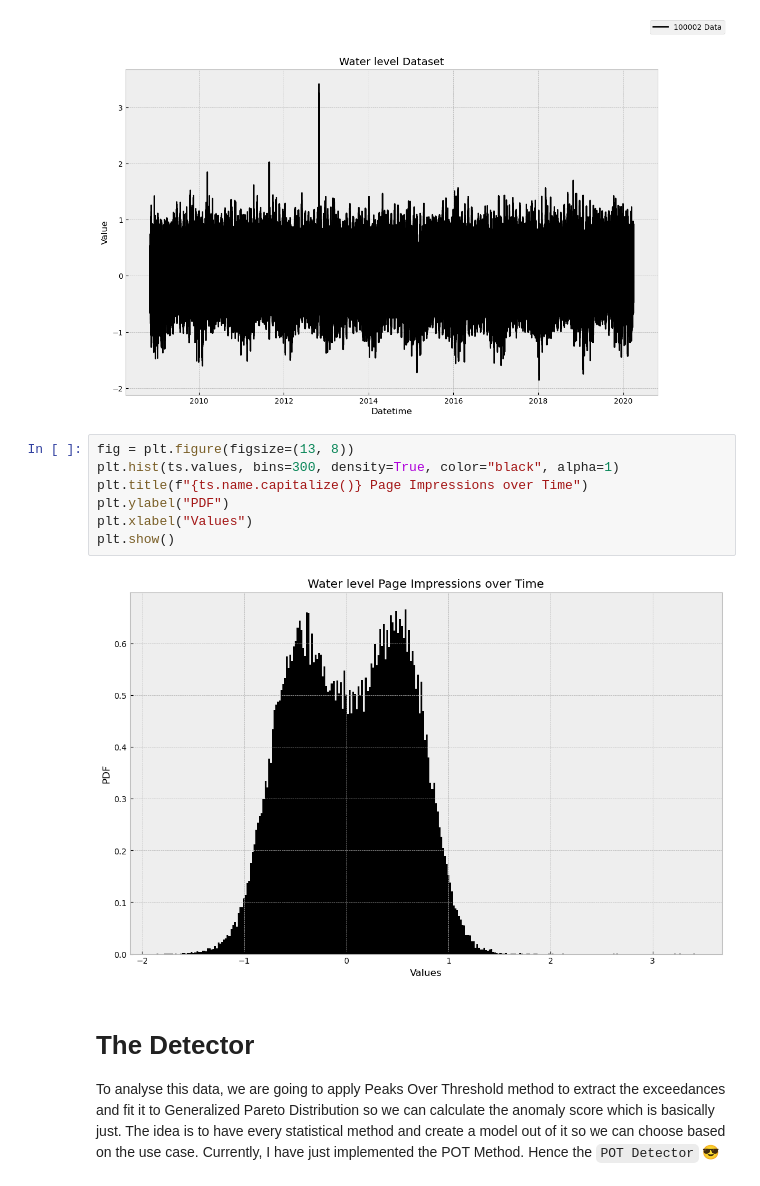
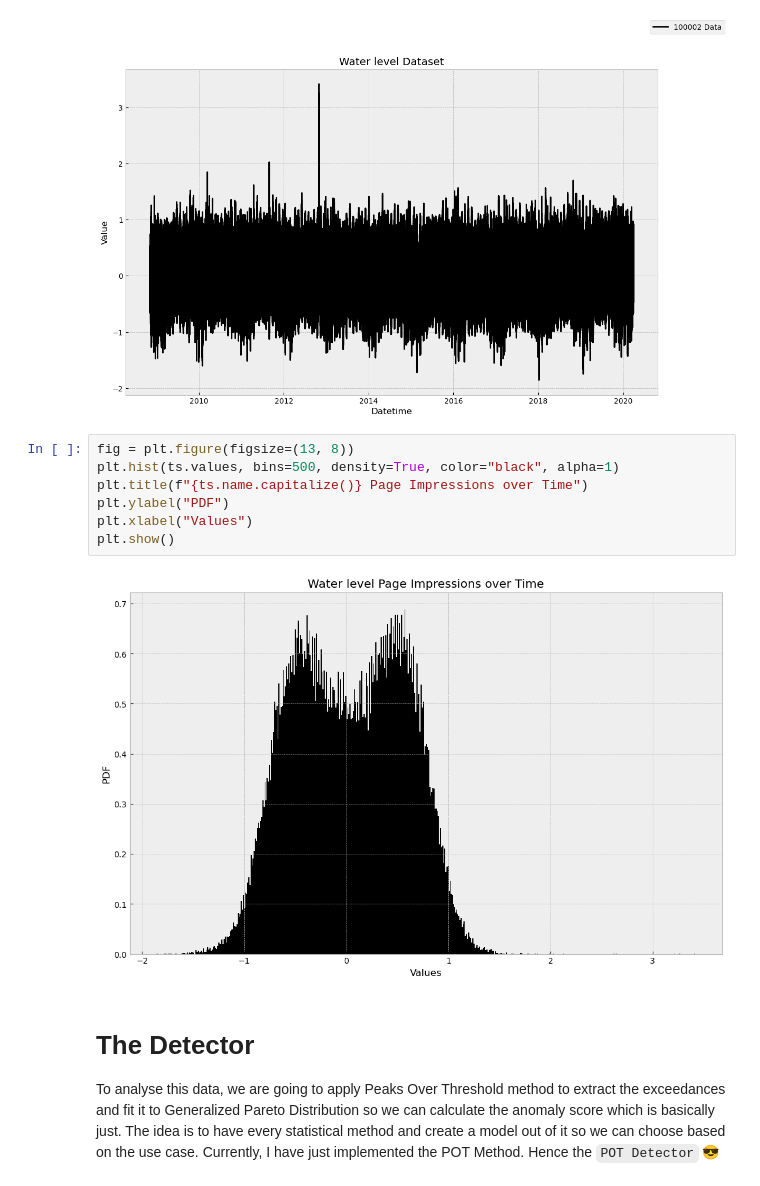
Before and after one commit to Aeternalis-Ingenium/anomalytics, a Jupyter notebook: docs/example.ipynb, the cells around one changed output. Saved outputs shown, nothing was run; the diff lists cells and outputs as text.

```diff
--- a/docs/example.ipynb
+++ b/docs/example.ipynb
@@ -85,13 +97,13 @@ plt.show()
 [figure]
 # %%
 fig = plt.figure(figsize=(13, 8))
-plt.hist(ts.values, bins=300, density=True, color="black", alpha=1)
+plt.hist(ts.values, bins=500, density=True, color="black", alpha=1)
 plt.title(f"{ts.name.capitalize()} Page Impressions over Time")
 plt.ylabel("PDF")
 plt.xlabel("Values")
 plt.show()
 # %% [output]
-[figure, old version]
+[figure, new version]
 # %% [markdown]
 # **The Detector**
 
```
Also changed, not shown: parts of 25 cells of this notebook.
